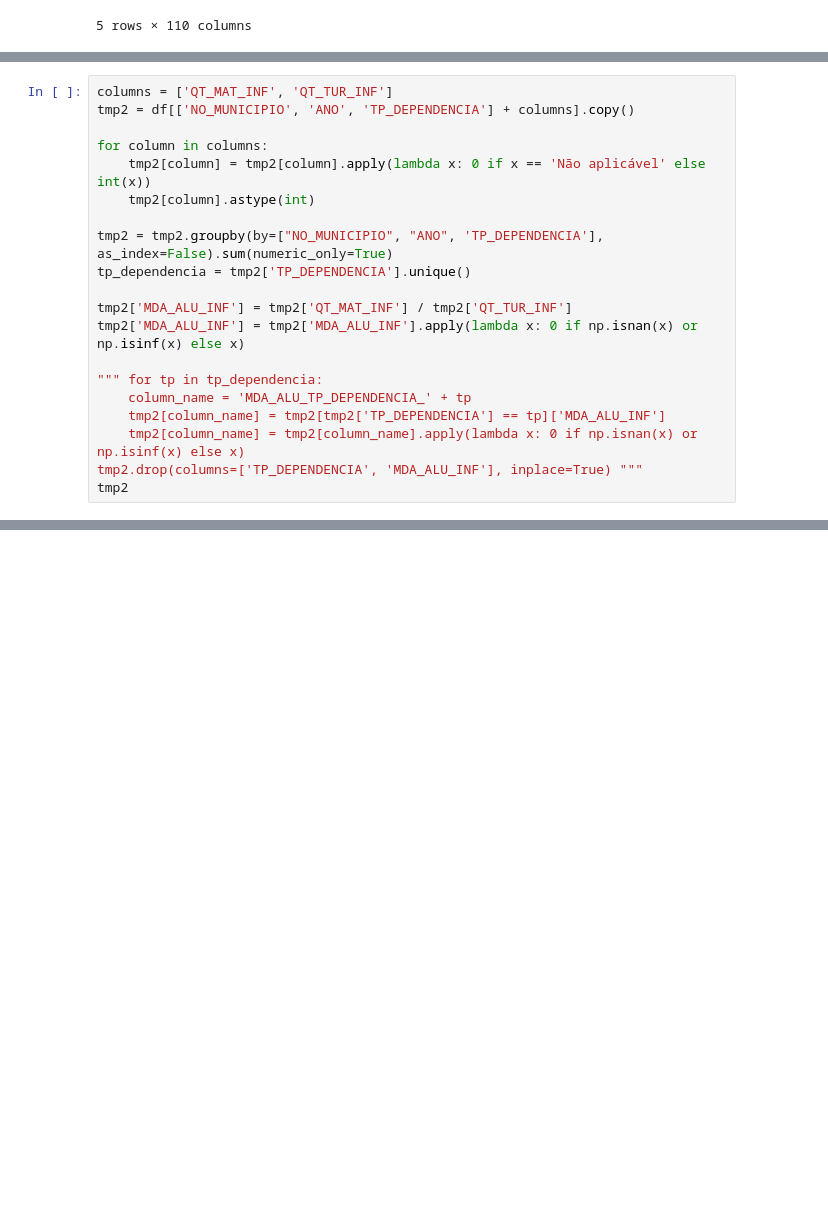
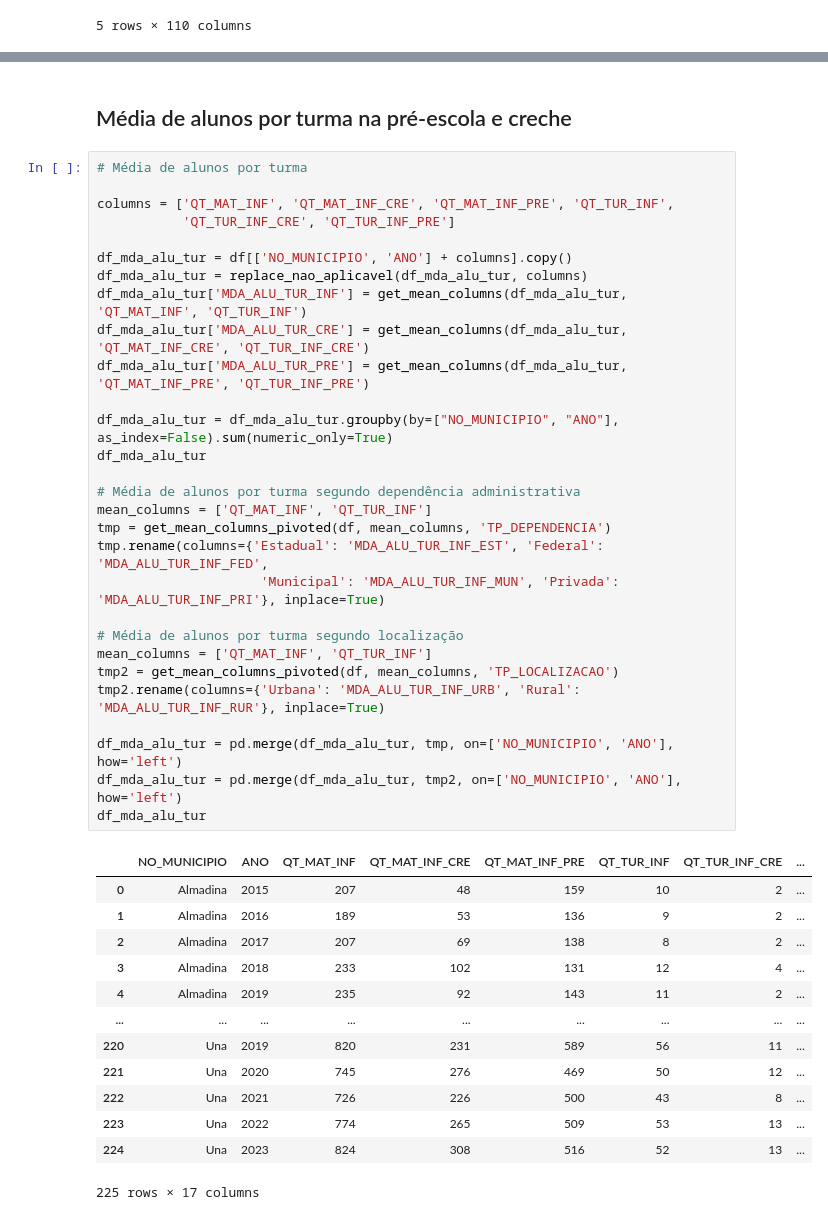
Before and after one commit to matheusssilva991/tj_educacao, a Jupyter notebook: src/tmp.ipynb, the cells around one changed output, grey strips where cells are left out. Cells and saved outputs as stored; diff of their text form; blank space fills up the shorter version.

Commit message:
feat: dados especificos educação infantil feat: media de alunos por turma na pré-escola e creche

```diff
--- a/src/tmp.ipynb
+++ b/src/tmp.ipynb
@@ -46,20 +19,0 @@ tmp.groupby(by=["NO_MUNICIPIO", "ANO"], as_index=False).sum(numeric_only=True)
-# %%
-columns = ['QT_MAT_INF', 'QT_TUR_INF']
-tmp2 = df[['NO_MUNICIPIO', 'ANO', 'TP_DEPENDENCIA'] + columns].copy()
-
-for column in columns:
-    tmp2[column] = tmp2[column].apply(lambda x: 0 if x == 'Não aplicável' else int(x))
-    tmp2[column].astype(int)
-
-tmp2 = tmp2.groupby(by=["NO_MUNICIPIO", "ANO", 'TP_DEPENDENCIA'], as_index=False).sum(numeric_only=True)
-tp_dependencia = tmp2['TP_DEPENDENCIA'].unique()
-
-tmp2['MDA_ALU_INF'] = tmp2['QT_MAT_INF'] / tmp2['QT_TUR_INF']
-tmp2['MDA_ALU_INF'] = tmp2['MDA_ALU_INF'].apply(lambda x: 0 if np.isnan(x) or np.isinf(x) else x)
-
-""" for tp in tp_dependencia:
-    column_name = 'MDA_ALU_TP_DEPENDENCIA_' + tp
-    tmp2[column_name] = tmp2[tmp2['TP_DEPENDENCIA'] == tp]['MDA_ALU_INF']
-    tmp2[column_name] = tmp2[column_name].apply(lambda x: 0 if np.isnan(x) or np.isinf(x) else x)
-tmp2.drop(columns=['TP_DEPENDENCIA', 'MDA_ALU_INF'], inplace=True) """
-tmp2
@@ -79,0 +91,45 @@ tmp2
+# %% [markdown]
+## Média de alunos por turma na pré-escola e creche
+# %%
+# Média de alunos por turma
+
+columns = ['QT_MAT_INF', 'QT_MAT_INF_CRE', 'QT_MAT_INF_PRE', 'QT_TUR_INF',
+           'QT_TUR_INF_CRE', 'QT_TUR_INF_PRE']
+
+df_mda_alu_tur = df[['NO_MUNICIPIO', 'ANO'] + columns].copy()
+df_mda_alu_tur = replace_nao_aplicavel(df_mda_alu_tur, columns)
+df_mda_alu_tur['MDA_ALU_TUR_INF'] = get_mean_columns(df_mda_alu_tur, 'QT_MAT_INF', 'QT_TUR_INF')
+df_mda_alu_tur['MDA_ALU_TUR_CRE'] = get_mean_columns(df_mda_alu_tur, 'QT_MAT_INF_CRE', 'QT_TUR_INF_CRE')
+df_mda_alu_tur['MDA_ALU_TUR_PRE'] = get_mean_columns(df_mda_alu_tur, 'QT_MAT_INF_PRE', 'QT_TUR_INF_PRE')
+
+df_mda_alu_tur = df_mda_alu_tur.groupby(by=["NO_MUNICIPIO", "ANO"], as_index=False).sum(numeric_only=True)
+df_mda_alu_tur
+
+# Média de alunos por turma segundo dependência administrativa
+mean_columns = ['QT_MAT_INF', 'QT_TUR_INF']
+tmp = get_mean_columns_pivoted(df, mean_columns, 'TP_DEPENDENCIA')
+tmp.rename(columns={'Estadual': 'MDA_ALU_TUR_INF_EST', 'Federal': 'MDA_ALU_TUR_INF_FED',
+                     'Municipal': 'MDA_ALU_TUR_INF_MUN', 'Privada': 'MDA_ALU_TUR_INF_PRI'}, inplace=True)
+
+# Média de alunos por turma segundo localização
+mean_columns = ['QT_MAT_INF', 'QT_TUR_INF']
+tmp2 = get_mean_columns_pivoted(df, mean_columns, 'TP_LOCALIZACAO')
+tmp2.rename(columns={'Urbana': 'MDA_ALU_TUR_INF_URB', 'Rural': 'MDA_ALU_TUR_INF_RUR'}, inplace=True)
+
+df_mda_alu_tur = pd.merge(df_mda_alu_tur, tmp, on=['NO_MUNICIPIO', 'ANO'], how='left')
+df_mda_alu_tur = pd.merge(df_mda_alu_tur, tmp2, on=['NO_MUNICIPIO', 'ANO'], how='left')
+df_mda_alu_tur
+# %% [output]
+|  | NO_MUNICIPIO | ANO | QT_MAT_INF | QT_MAT_INF_CRE | QT_MAT_INF_PRE | QT_TUR_INF | QT_TUR_INF_CRE | ... |
+| 0 | Almadina | 2015 | 207 | 48 | 159 | 10 | 2 | ... |
+| 1 | Almadina | 2016 | 189 | 53 | 136 | 9 | 2 | ... |
+| 2 | Almadina | 2017 | 207 | 69 | 138 | 8 | 2 | ... |
+| 3 | Almadina | 2018 | 233 | 102 | 131 | 12 | 4 | ... |
+| 4 | Almadina | 2019 | 235 | 92 | 143 | 11 | 2 | ... |
+| ... | ... | ... | ... | ... | ... | ... | ... | ... |
+| 220 | Una | 2019 | 820 | 231 | 589 | 56 | 11 | ... |
+| 221 | Una | 2020 | 745 | 276 | 469 | 50 | 12 | ... |
+| 222 | Una | 2021 | 726 | 226 | 500 | 43 | 8 | ... |
+| 223 | Una | 2022 | 774 | 265 | 509 | 53 | 13 | ... |
+| 224 | Una | 2023 | 824 | 308 | 516 | 52 | 13 | ... |
+225 rows × 17 columns
```
Also changed, not shown: parts of 11 cells of this notebook, 1 other file.
